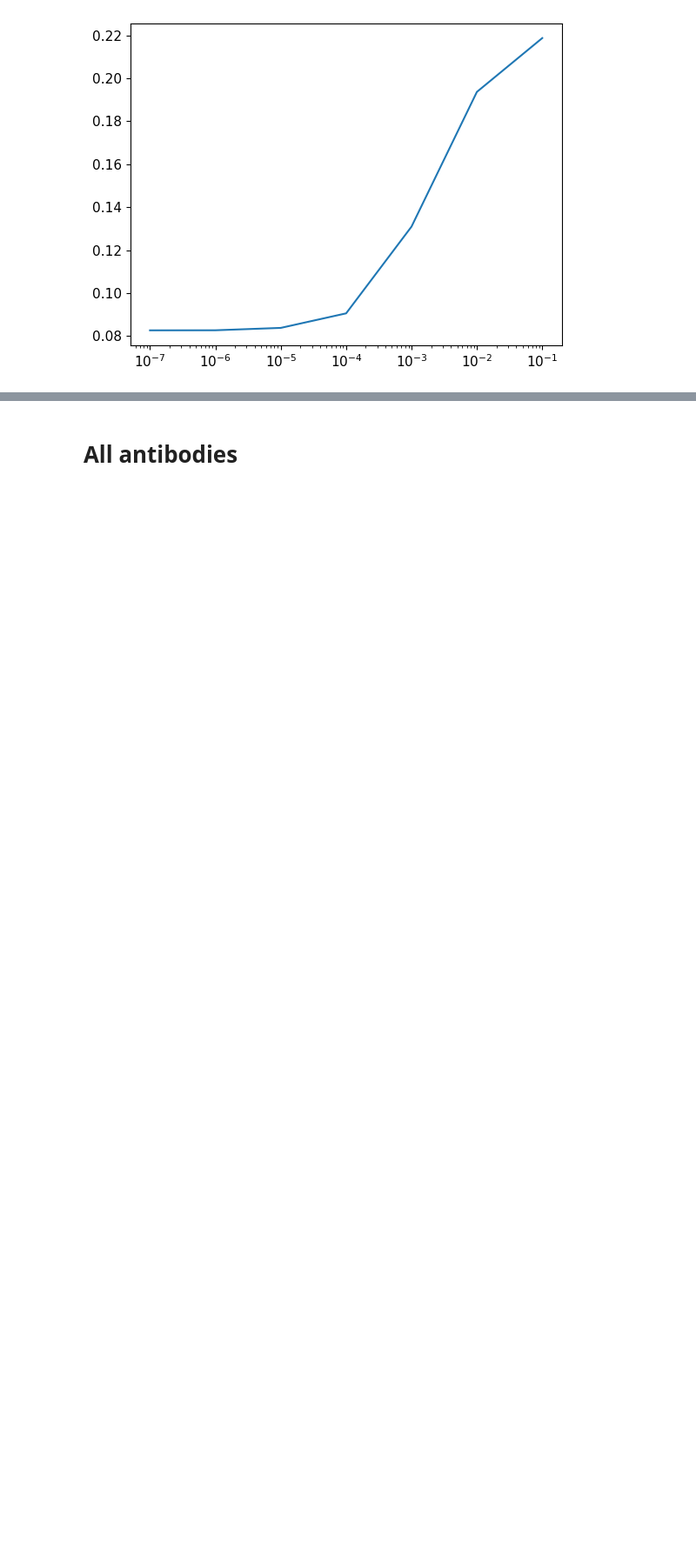
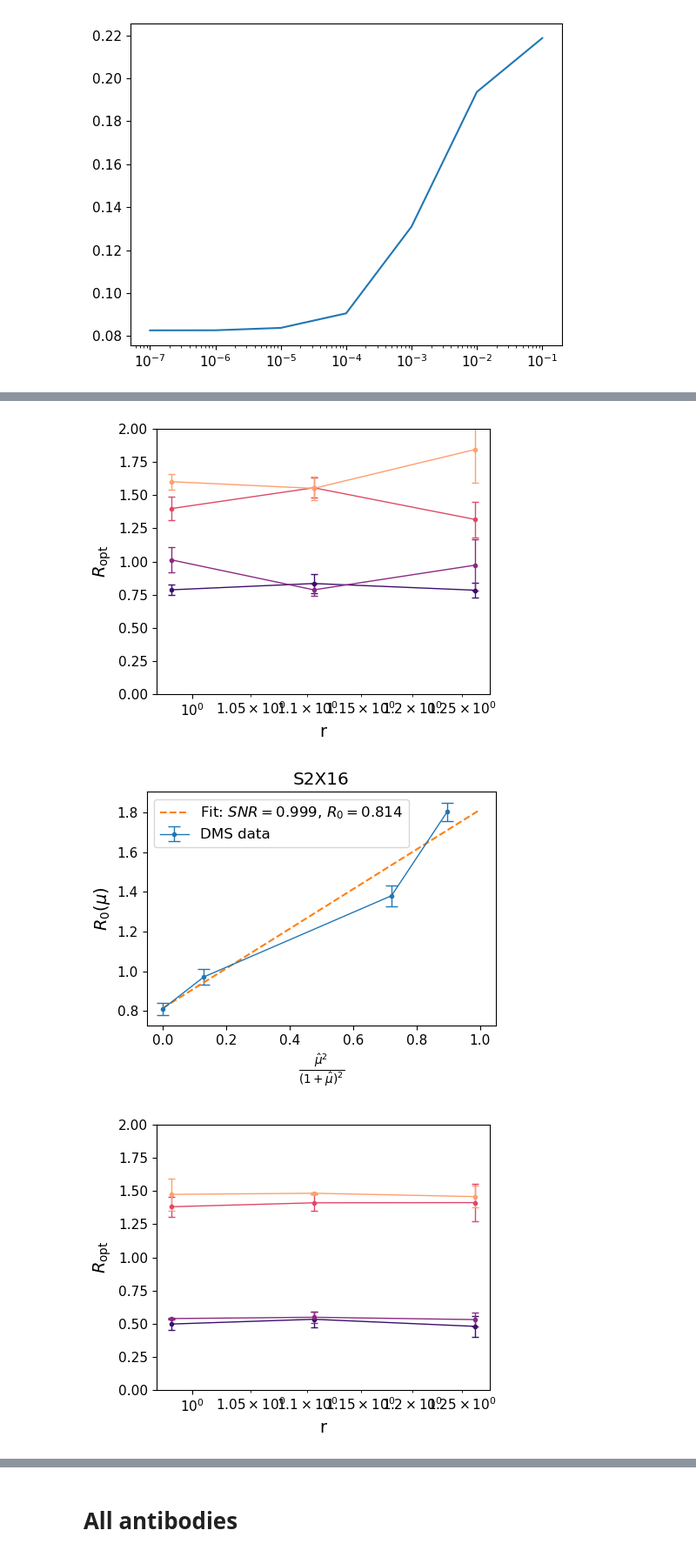
Before and after one commit to AleCorso/DMSAnalysis, a Jupyter notebook: numerical_optimal_mu.ipynb, the cells around one changed output, grey strips where cells are left out. Shown at 87% size. Saved outputs shown, nothing was run; the diff lists cells and outputs as text; code cells hidden in the pictures; blank space fills up the shorter version.

```diff
--- a/numerical_optimal_mu.ipynb
+++ b/numerical_optimal_mu.ipynb
@@ -450,0 +765,74 @@ plt.xscale("log")
+# %%
+data = pd.DataFrame({'Ab': [],'q':[], 'L': [], 'M': [], 'r': [],'x':[], 'mu': [], 'R': [], 'sR': [],'nTest': [],'nTrial': []})
+# %%
+for id_x, x in enumerate(x_values):
+    for j, mu in enumerate(mu_grid):
+        for i, r in enumerate(r_values):
+            data = pd.concat([data, pd.DataFrame({'Ab': [AB],'q':[q], 'L': [L], 'M': [int(q*L/r)], 'r': [r],'x':[x] ,'mu': [mu], 'R': [avg_risk[id_x,i,j]], 'sR': [std_risk[id_x,i,j]],'nTest': [int(split_fractions[i]*len(G))],'nTrial': [n_trials]})])
+# %%
+abs_results = pd.DataFrame({'Ab':[], 'x':[],'SNR':[],'R0':[]})
+
+for x, df in data.groupby('x'):
+
+    plot = True
+    if plot:
+        plt.figure(figsize = (5,4))
+        colors = sns.color_palette("magma", len(data['mu'].unique()))
+        i = -1
+        for id, temp in df.sort_values(by = 'mu').groupby("mu"):
+            i += 1
+            temp.sort_values(by = 'r', inplace=True)
+            plt.errorbar(temp['r'], temp['R'], yerr = temp['sR'], marker = "o", capsize  =  3, markersize = 3, linewidth = 1, elinewidth=1,label = f"$\\mu = {id}$", c = colors[i])
+
+        plt.ylim(0,2)
+        plt.xscale("log")
+        plt.xlabel("r")
+        plt.ylabel('$R_{\\text{opt}}$')
+        plt.tight_layout()
+        plt.show()
+
+    mu_values = []
+    Rmin_values = []
+    sRmin_values = []
+
+    for id, temp in df.sort_values(by = 'mu').groupby("mu"):
+        temp = temp[temp['r']<5]
+        Rmin = np.sum(temp['R']*temp['sR']**2)/np.sum(temp['sR']**2)
+        sRmin = 1/np.sqrt(np.sum(temp['sR']**(-2)))
+        mu_values.append(id)
+        Rmin_values.append(Rmin)
+        sRmin_values.append(sRmin)
+
+
+    mu_values = np.array(mu_values)
+    Rmin_values = np.array(Rmin_values)
+    sRmin_values = np.array(sRmin_values)
+
+    par, cov = np.polyfit(x = (L*mu_values)**2/((1+L*mu_values)**2), y = Rmin_values, w = 1./sRmin_values, deg = 1, cov = True)
+    SNR, R0 = par
+    sSNR = cov[0,0]
+    sR0 = cov[1,1]
+
+    abs_results = pd.concat([abs_results, pd.DataFrame({'Ab':[AB], 'x':[x],'SNR':[SNR],'R0':[R0],'sSNR':[sSNR],'R0':[sR0]})])
+
+    plot = True
+    if plot:
+        fig, ax = plt.subplots()
+        fig.set_figheight(4)
+        fig.set_figwidth(5)
+
+        ax.errorbar((L*mu_values)**2/((1+L*mu_values)**2), Rmin_values, yerr = sRmin_values, marker = "o", capsize  =  5, markersize = 3, linewidth = 1, elinewidth=1, label = 'DMS data')
+
+        ax.plot(np.linspace(0,1), np.linspace(0,1) * SNR + R0 ,linestyle = '--', label = f'Fit: $SNR = {round(SNR, 3)}$, $R_0= {round(R0,3)}$')
+
+        ax.set_title(AB)
+        ax.set_xlabel("$\\frac{\hat{\\mu}^2}{(1+\hat{\\mu})^2} $")
+        ax.set_ylabel("$R_0(\\mu)$")
+        ax.legend()
+
+    plt.tight_layout()
+    plt.show()
+# %% [output]
+[figure, added]
+[figure, added]
+[figure, added]
```
Also changed, not shown: parts of 22 cells of this notebook, 1 other file.
